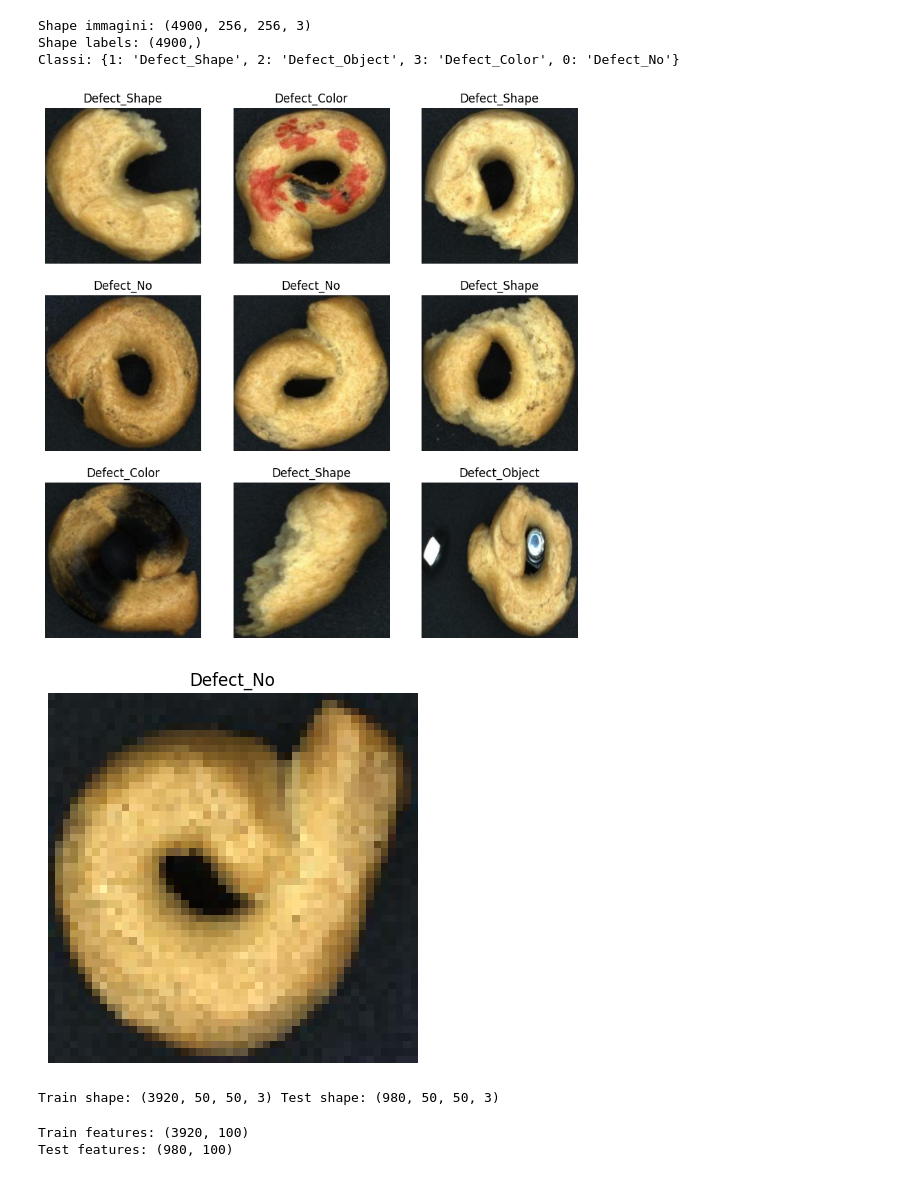
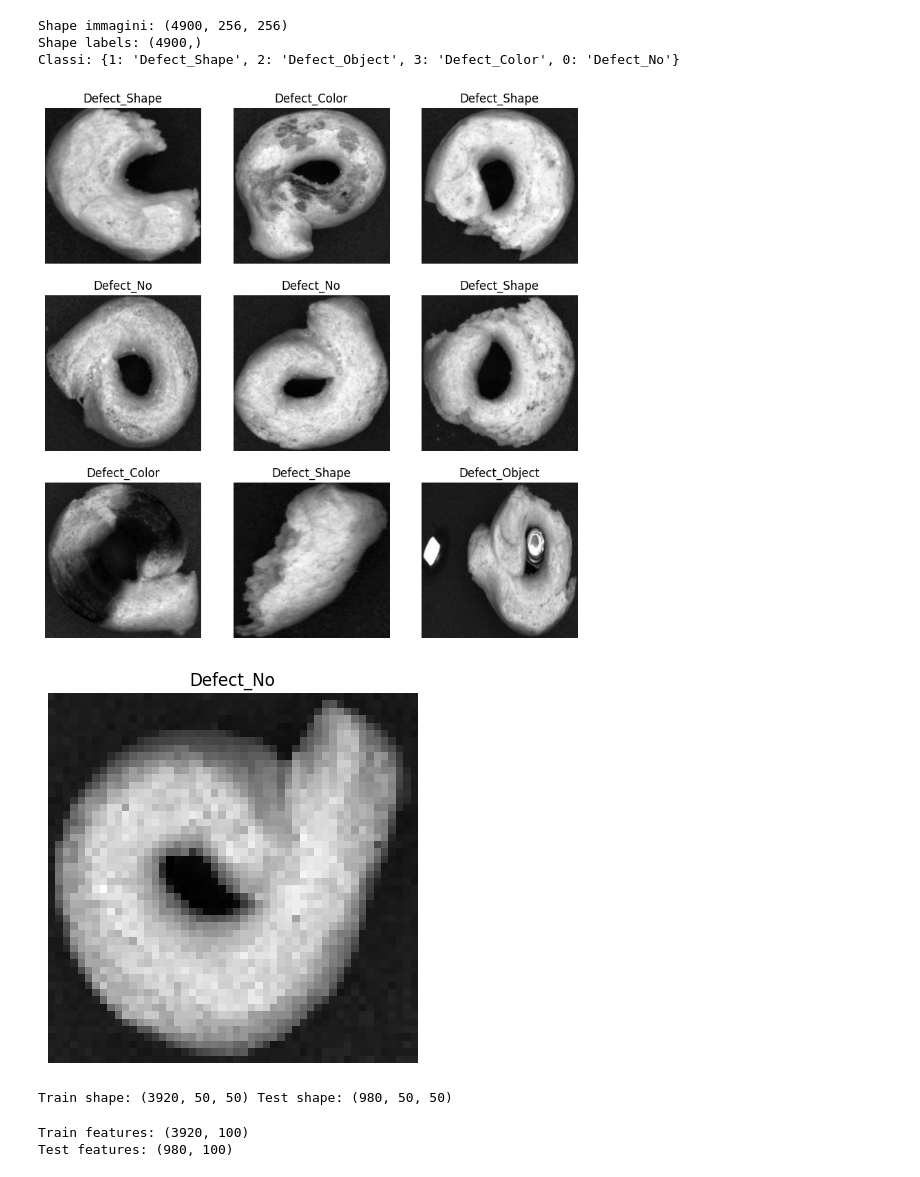
Before and after one commit to 302274-dev/taralli-defect-classification, a Jupyter notebook: 50x50_SCALA_DI_GRIGI.ipynb, the cells around one changed output. Drawn from its saved outputs; the diff is of its cells as text; code cells hidden in the pictures.

Commit message:
caricamento versione finale file

```diff
--- a/50x50_SCALA_DI_GRIGI.ipynb
+++ b/50x50_SCALA_DI_GRIGI.ipynb
@@ -24,12 +25,13 @@ from sklearn.linear_model import LogisticRegression, Perceptron
 import tensorflow as tf
 from tensorflow import keras
 # %%
-# ===============================================
-# === BLOCCO 2 - LETTURA IMMAGINI E LABEL ===
-# ===============================================
+# BLOCCO 2 - LETTURA IMMAGINI E LABEL
+# Abbiamo centralizzato la lettura del dataset: mappatura delle etichette
+# da CSV, conversione delle immagini in scala di grigi e creazione delle
+# matrici finali per il modello.
 
-base_dir = Path('/Users/matteobraglia/Desktop/PROGETTO DATA/IndustryBiscuit/Images')
-labels_csv = pd.read_csv('/Users/matteobraglia/Desktop/PROGETTO DATA/IndustryBiscuit/Annotations.csv')
+base_dir = Path('IndustryBiscuit/Images')
+labels_csv = pd.read_csv('IndustryBiscuit/Annotations.csv')
 
 file_to_class = dict(zip(labels_csv['file'], labels_csv['classCode']))
 
@@ -37,11 +39,11 @@ images, labels = [], []
 
 for img_file in base_dir.glob("*.jpg"):
     try:
-        img = Image.open(img_file).convert("RGB")
+        img = Image.open(img_file).convert("L")
         images.append(np.array(img))
         labels.append(file_to_class[img_file.name])
     except Exception as e:
-        print("Errore su", img_file, ":", e)
+        print(f"Errore su {img_file}: {e}")
 
 X = np.stack(images)
 y = np.array(labels, dtype=np.int64)
@@ -53,55 +55,60 @@ print("Shape immagini:", X.shape)
 print("Shape labels:", y.shape)
 print("Classi:", class_mapping)
 # %% [output]
-Shape immagini: (4900, 256, 256, 3)
+Shape immagini: (4900, 256, 256)
 Shape labels: (4900,)
 Classi: {1: 'Defect_Shape', 2: 'Defect_Object', 3: 'Defect_Color', 0: 'Defect_No'}
 # %%
-# ===============================================
-# === BLOCCO 3 - VISUALIZZAZIONE PRIME IMMAGINI ===
-# ===============================================
+# BLOCCO 3 - VISUALIZZAZIONE PRIME IMMAGINI
+# Abbiamo predisposto una verifica visiva del dataset: il blocco genera
+# una griglia con le prime 9 immagini e le relative etichette descrittive,
+# permettendo di confermare a colpo d'occhio la correttezza del caricamento
+# e della mappatura delle classi.
 
 plt.figure(figsize=(10,10))
 for i in range(9):
     plt.subplot(3,3,i+1)
-    plt.imshow(X[i])
+    plt.imshow(X[i], cmap='gray')
     plt.title(class_mapping[y[i]])
     plt.axis("off")
 plt.show()
 # %% [output]
-[figure, old version]
+[figure, new version]
 # %%
-# ===============================================
-# === BLOCCO 4 - RIDIMENSIONAMENTO A 50x50 ===
-# ===============================================
+# BLOCCO 4 - RIDIMENSIONAMENTO A 50x50
+# Abbiamo standardizzato il dataset tramite ridimensionamento e normalizzazione:
+# il blocco porta tutte le immagini alla dimensione uniforme di 50x50 pixel e
+# scala i valori dei pixel nell'intervallo [0, 1] per facilitare la
+# convergenza del modello durante l'addestramento.
 
 def resize_to_50(img):
     h, w = img.shape[:2]
     y_idx = np.linspace(0, h-1, 50).round().astype(int)
     x_idx = np.linspace(0, w-1, 50).round().astype(int)
     return img[y_idx][:, x_idx]
 
 X50 = np.stack([resize_to_50(im) for im in X])
 X50 = X50.astype("float32") / 255
 
 # Visualizza un esempio ridimensionato
 id = 175
-plt.imshow(X50[id])
+plt.imshow(X50[id], cmap='gray')
 plt.title(class_mapping[y[id]])
 plt.axis('off')
 plt.show()
 # %% [output]
-[figure, old version]
+[figure, new version]
 # %%
-# ===============================================
-# === BLOCCO 5 - TRAIN/TEST SPLIT ===
-# ===============================================
+# BLOCCO 5 - TRAIN/TEST SPLIT
+# Abbiamo suddiviso il dataset in set di addestramento e di test (80/20):
+# il blocco utilizza la stratificazione per garantire che le proporzioni
+# delle classi rimangano invariate tra i due gruppi, assicurando così una
+# valutazione del modello corretta e rappresentativa.
 
 x_train, x_test, y_train, y_test = train_test_split(
-    X50, y, test_size=0.2, random_state=42, stratify=y
-)
+    X50, y, test_size=0.2, random_state=42, stratify=y)
 
 print('Train shape:', x_train.shape, 'Test shape:', x_test.shape)
 # %% [output]
-Train shape: (3920, 50, 50, 3) Test shape: (980, 50, 50, 3)
+Train shape: (3920, 50, 50) Test shape: (980, 50, 50)
 # %%
```
Also changed, not shown: parts of 8 cells of this notebook, 3 other files.
